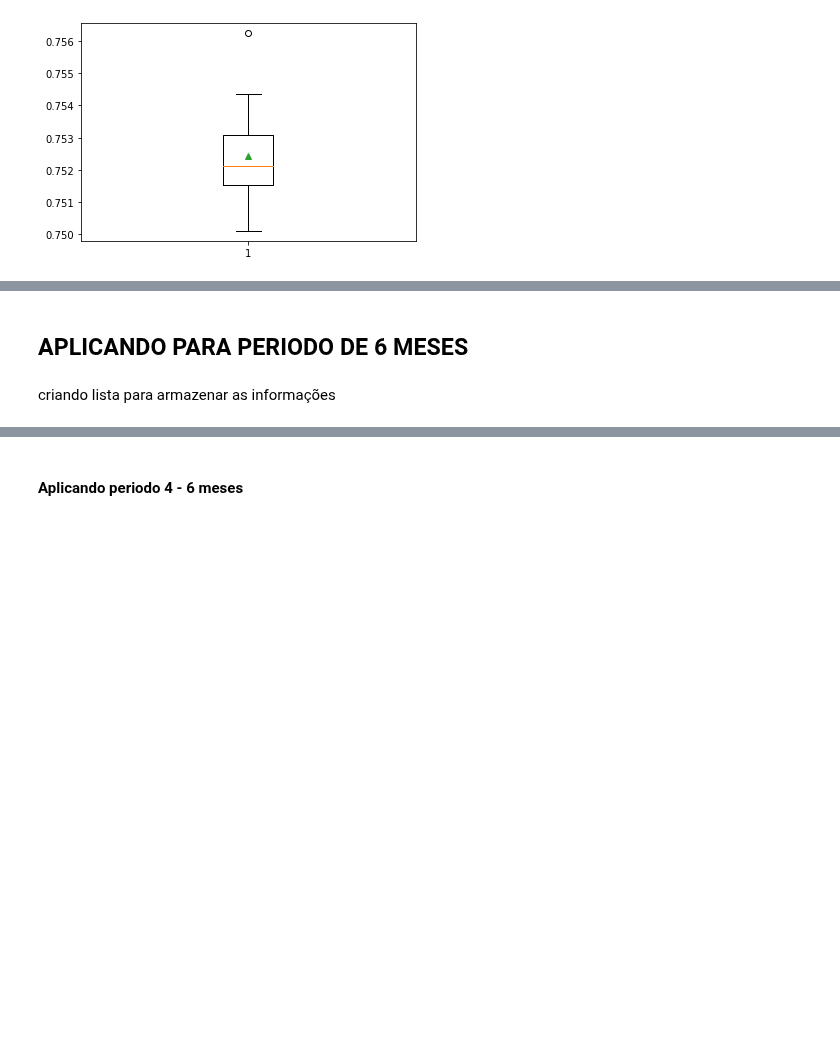
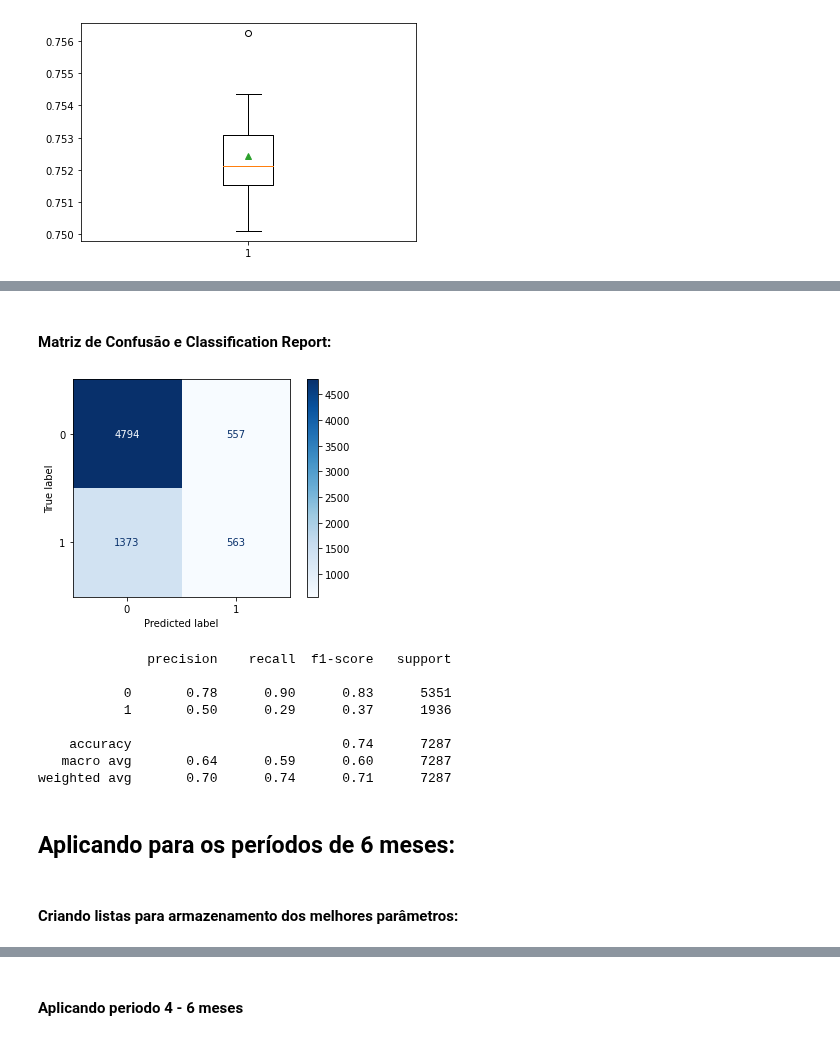
Before and after one commit to bielarnaud/Estudo_dados_de_covid, a Jupyter notebook: Codes/Gradient Boosting.ipynb, the cells around one changed output, grey strips where cells are left out. Saved outputs shown, nothing was run; the diff lists cells and outputs as text; code cells hidden in the pictures; blank space fills up the shorter version.

```diff
--- a/Codes/Gradient Boosting.ipynb
+++ b/Codes/Gradient Boosting.ipynb
@@ -181,5 +181,26 @@ accuracy_score(y_test, preds)
-# %% [markdown]
-## APLICANDO PARA PERIODO DE 6 MESES
+# %% [markdown]
+#### Matriz de Confusão e Classification Report:
+# %%
+from sklearn.metrics import confusion_matrix
+import matplotlib.pyplot as plt
+from sklearn.metrics import plot_confusion_matrix
+from sklearn.metrics import classification_report
+confusion_matrix(y_test, preds)
+matrix = plot_confusion_matrix(final_cl, X_test, y_test, cmap=plt.cm.Blues)
+plt.show()
+print(classification_report(y_test, preds))
+# %% [output]
+[figure, added]
+              precision    recall  f1-score   support
+
+           0       0.78      0.90      0.83      5351
+           1       0.50      0.29      0.37      1936
+
+    accuracy                           0.74      7287
+   macro avg       0.64      0.59      0.60      7287
+weighted avg       0.70      0.74      0.71      7287
+# %% [markdown]
+## Aplicando para os períodos de 6 meses:
 # %%
 df = pd.read_csv(r'C:\Users\mcacs\Desktop\Estudo_dados_de_covid\Data\Casos Graves\df_casos_graves')
 # %%
@@ -188,8 +209,8 @@ periodo_2 = df[(df['data_notificacao'] > '2020-09-01') & (df['data_notificacao']
 periodo_3 = df[(df['data_notificacao'] > '2021-03-01') & (df['data_notificacao'] < '2021-08-31')]
 periodo_4 = df[(df['data_notificacao'] > '2021-09-01') & (df['data_notificacao'] < '2022-02-28')]
 periodo_5 = df[(df['data_notificacao'] > '2022-03-01') & (df['data_notificacao'] < '2022-06-13')]
-# %% [markdown]
-criando lista para armazenar as informações
+# %% [markdown]
+#### Criando listas para armazenamento dos melhores parâmetros:
 # %%
 mean_test_scores_periodos_6meses = []
 std_test_scores_periodos_6meses = []
```
Also changed, not shown: parts of 28 cells of this notebook, 2 other files.
